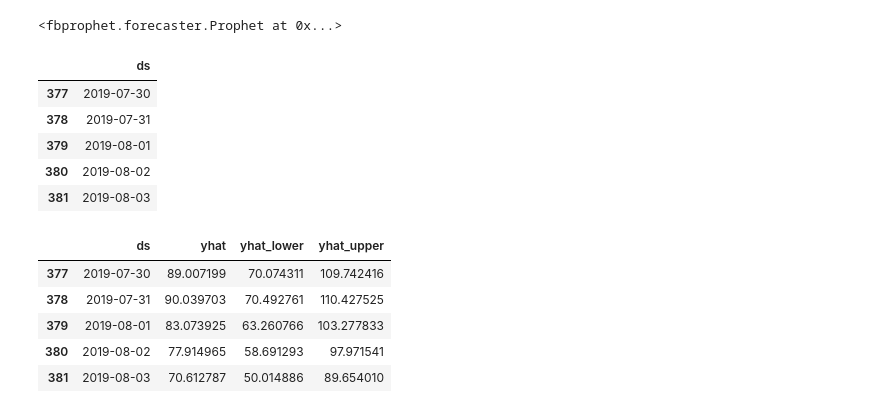
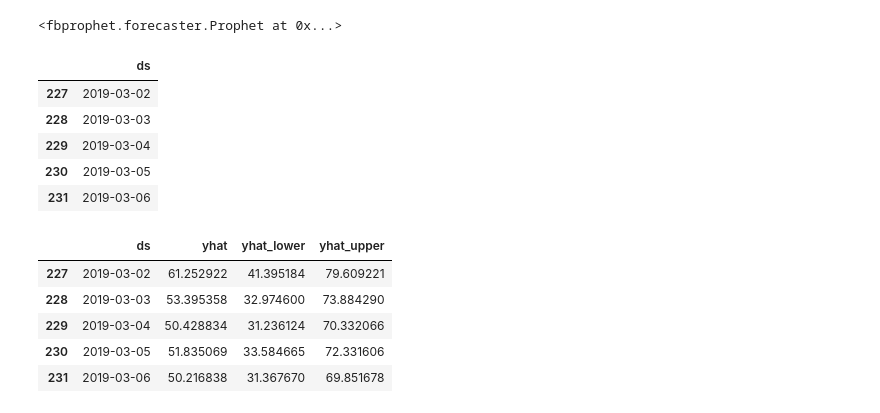
Before and after one commit to lux12337/wifi_occupancy, a Jupyter notebook: analytics-apps/jupyter-notebooks/prophet-test.ipynb, the cells around one changed output. Drawn from its saved outputs; the diff is of its cells as text; code cells hidden in the pictures.

```diff
--- a/analytics-apps/jupyter-notebooks/prophet-test.ipynb
+++ b/analytics-apps/jupyter-notebooks/prophet-test.ipynb
@@ -10,7 +11,7 @@ from fbprophet import Prophet
 %matplotlib notebook
 import matplotlib.pyplot as plt
 # %%
-data = hp.csv_to_dataframe('../wifi_data_until_20190204.csv')
+data = hp.csv_to_timeseries_df(filepath='../wifi_data_until_20190204.csv', timezone=pytz.timezone('US/Pacific'))
 # %%
 building_data = hp.get_daily_average(data, 'CLARK')
 # %%
@@ -21,26 +22,26 @@ INFO:fbprophet:Disabling daily seasonality. Run prophet with daily_seasonality=T
 <fbprophet.forecaster.Prophet at 0x...>
 # %%
 # Python
-future = m.make_future_dataframe(periods=180)
+future = m.make_future_dataframe(periods=30)
 future.tail()
 # %% [output]
 |  | ds |
-| 377 | 2019-07-30 |
-| 378 | 2019-07-31 |
-| 379 | 2019-08-01 |
-| 380 | 2019-08-02 |
-| 381 | 2019-08-03 |
+| 227 | 2019-03-02 |
+| 228 | 2019-03-03 |
+| 229 | 2019-03-04 |
+| 230 | 2019-03-05 |
+| 231 | 2019-03-06 |
 # %%
 # Python
 forecast = m.predict(future)
 forecast[['ds', 'yhat', 'yhat_lower', 'yhat_upper']].tail()
 # %% [output]
 |  | ds | yhat | yhat_lower | yhat_upper |
-| 377 | 2019-07-30 | 89.007199 | 70.074311 | 109.742416 |
-| 378 | 2019-07-31 | 90.039703 | 70.492761 | 110.427525 |
-| 379 | 2019-08-01 | 83.073925 | 63.260766 | 103.277833 |
-| 380 | 2019-08-02 | 77.914965 | 58.691293 | 97.971541 |
-| 381 | 2019-08-03 | 70.612787 | 50.014886 | 89.654010 |
+| 227 | 2019-03-02 | 61.252922 | 41.395184 | 79.609221 |
+| 228 | 2019-03-03 | 53.395358 | 32.974600 | 73.884290 |
+| 229 | 2019-03-04 | 50.428834 | 31.236124 | 70.332066 |
+| 230 | 2019-03-05 | 51.835069 | 33.584665 | 72.331606 |
+| 231 | 2019-03-06 | 50.216838 | 31.367670 | 69.851678 |
 # %%
 # Python
 fig1 = m.plot(forecast)
```
Also changed, not shown: parts of 3 cells of this notebook, 5 other files.
